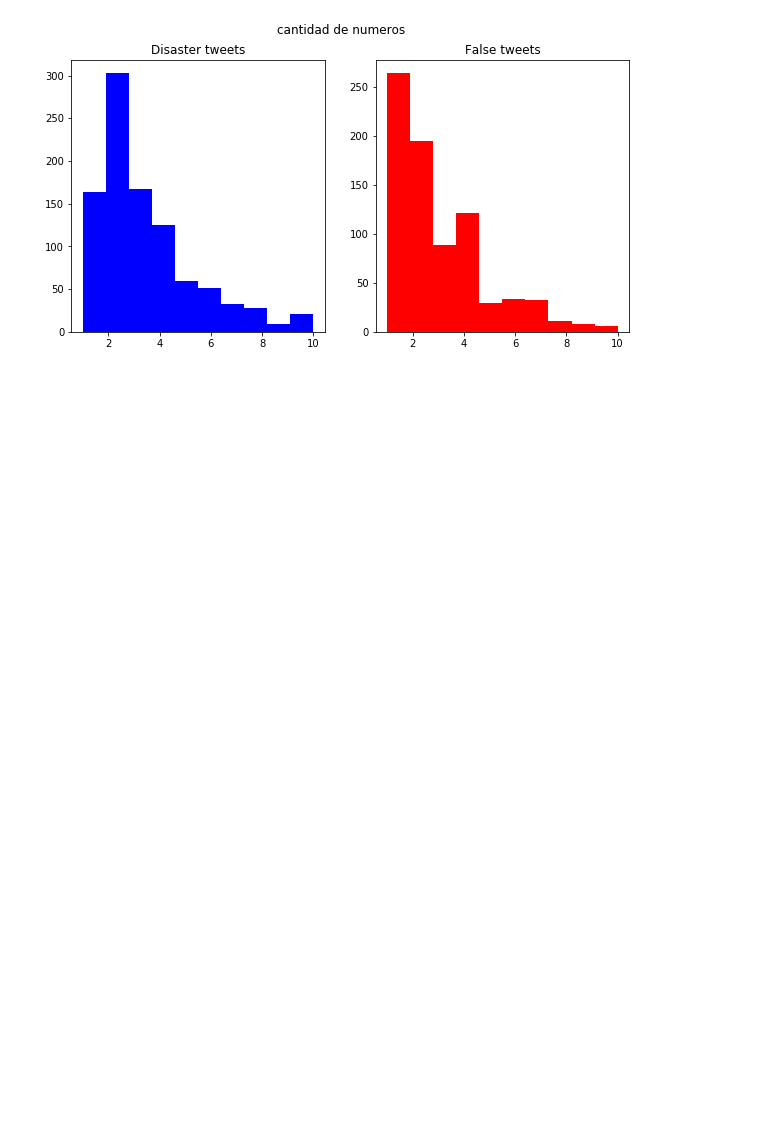
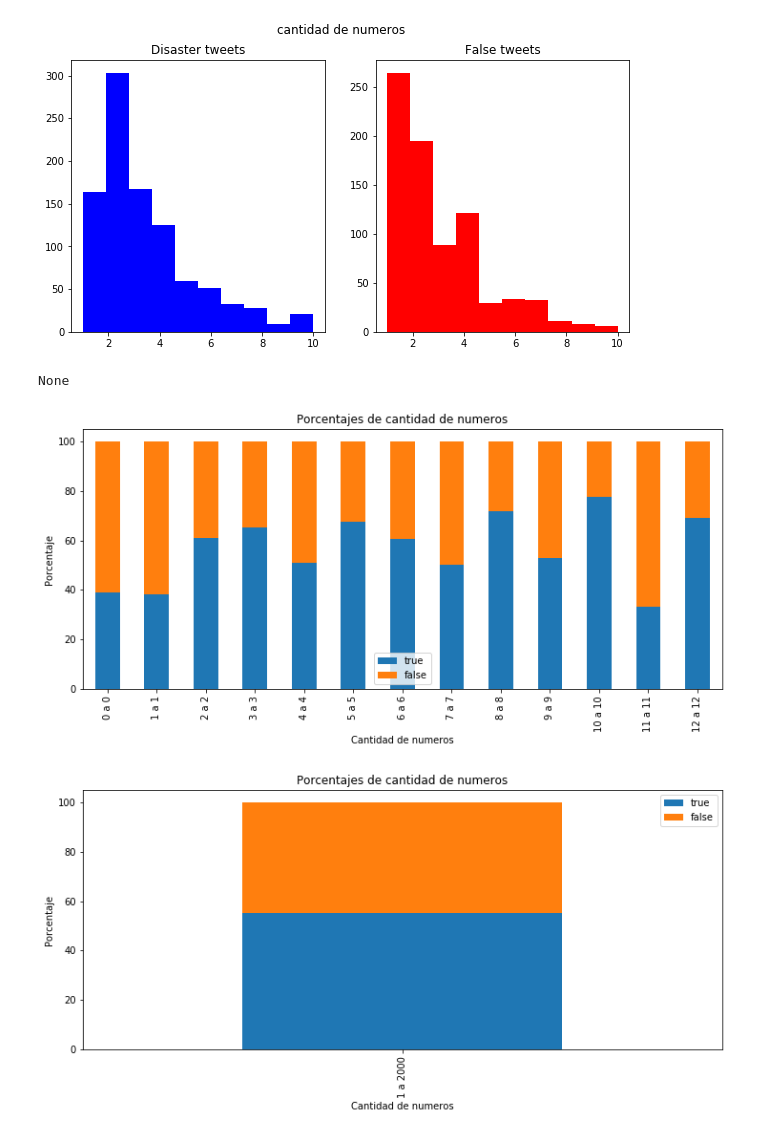
Before and after one commit to pabliyo/coronadatos, a Jupyter notebook: TP1-AnalisisText-SimbolosYNumeros.ipynb, the cells around one changed output. Cells and saved outputs as stored; diff of their text form; code cells hidden in the pictures; blank space fills up the shorter version.

```diff
--- a/TP1-AnalisisText-SimbolosYNumeros.ipynb
+++ b/TP1-AnalisisText-SimbolosYNumeros.ipynb
@@ -137,3 +147,10 @@ fig.suptitle('cantidad de numeros')
 plt.show()
 # %% [output]
 [figure]
+# %%
+display(porcentuar('numeros',0,13,1,'Porcentajes de cantidad de numeros','Cantidad de numeros','Porcentaje'))
+porcentuar('numeros',1,2000,2000,'Porcentajes de cantidad de numeros','Cantidad de numeros','Porcentaje')
+# %% [output]
+None
+[figure, added]
+[figure, added]
```
Also changed, not shown: parts of 9 cells of this notebook.
